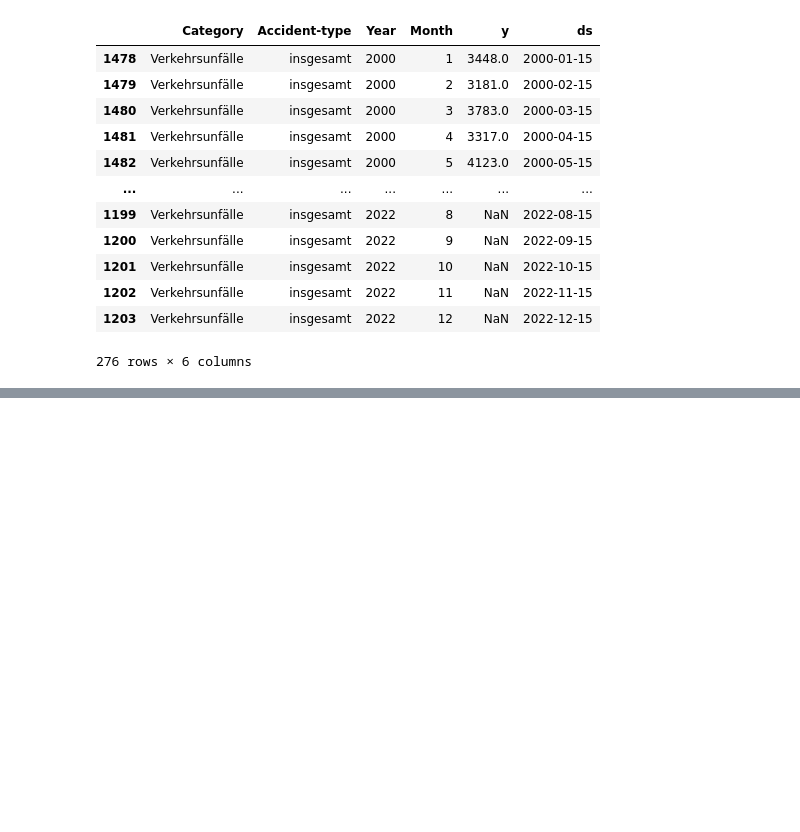
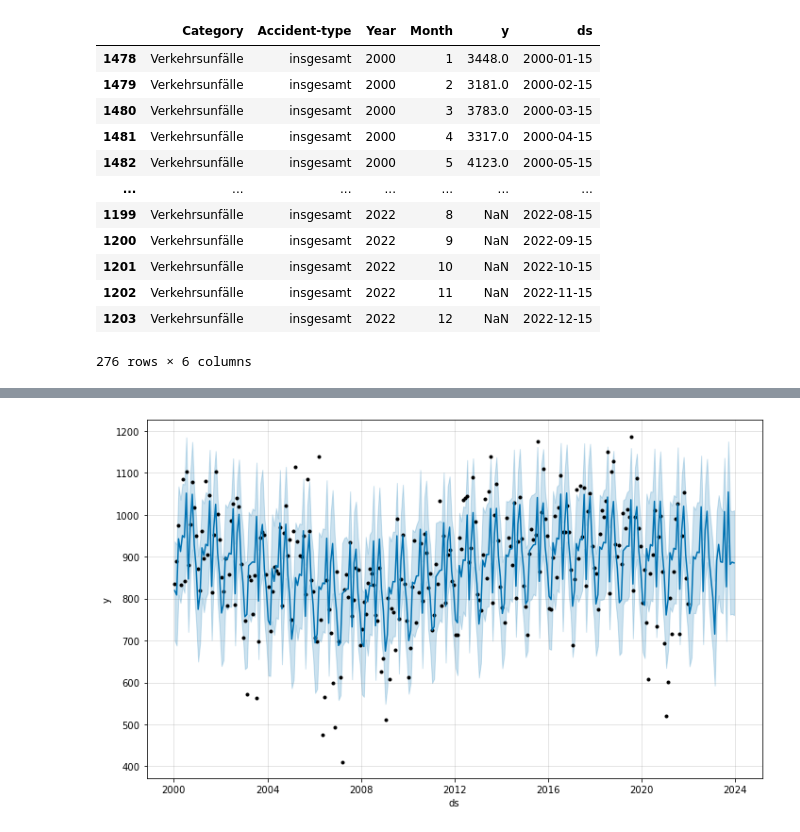
Before and after one commit to jyotsnad246/accident-prediction-web-app, a Jupyter notebook: forecasting_using_prophet.ipynb, the cells around one changed output, grey strips where cells are left out. Drawn from its saved outputs; the diff is of its cells as text; code cells hidden in the pictures; blank space fills up the shorter version.

```diff
--- a/forecasting_using_prophet.ipynb
+++ b/forecasting_using_prophet.ipynb
@@ -310,0 +384,7 @@ forecast = m.predict(future)
+# %%
+m_2 = Prophet()
+m_2.fit(df_flucht) # escape accidents
+
+# Fitting monthly data and making monthly forecasts for the next 12 months
+future_2 = m_2.make_future_dataframe(periods=12, freq='30d')
+forecast_2 = m_2.predict(future_2)
@@ -310,0 +418,4 @@ forecast = m.predict(future)
+# %%
+fig2 = m_2.plot(forecast_2)
+# %% [output]
+[figure, added]
```
Also changed, not shown: parts of 21 cells of this notebook, 2 other files.
